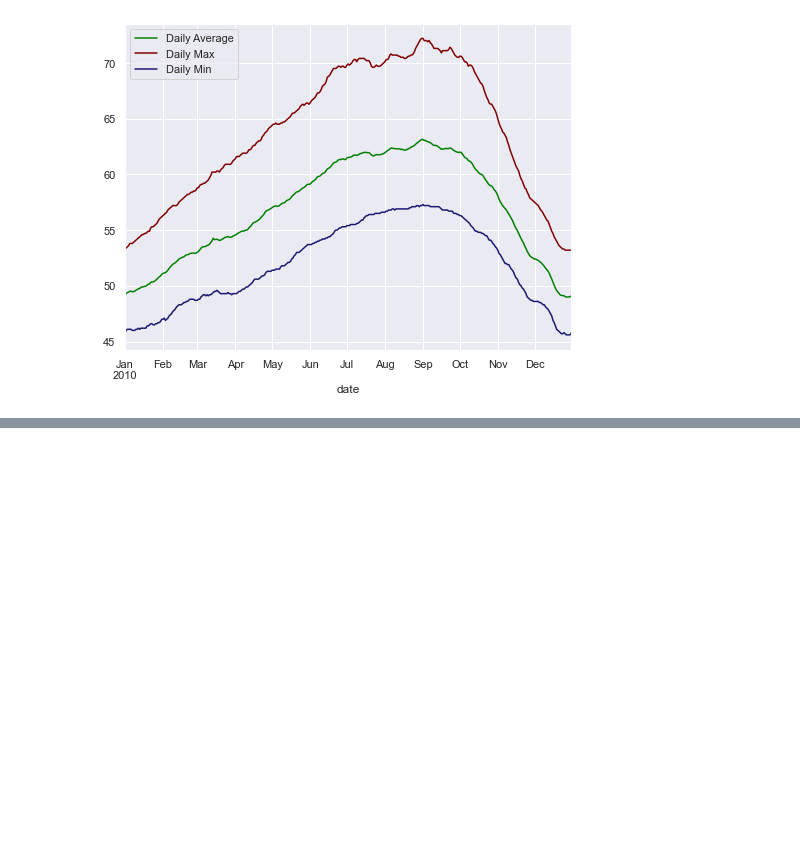
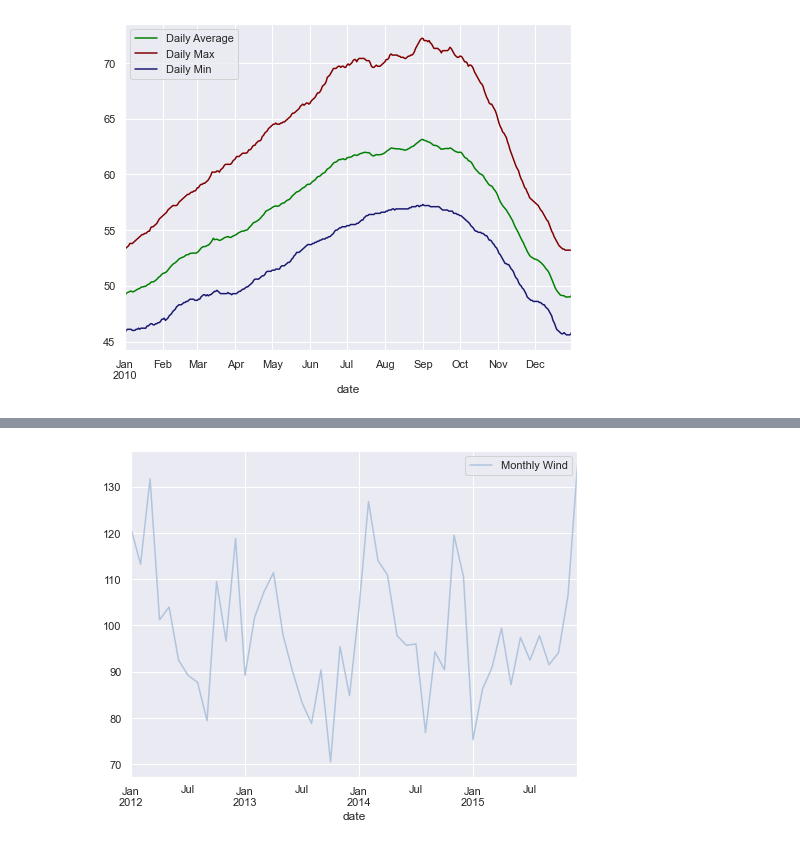
Before and after one commit to masonsherbondy/time-series-exercises, a Jupyter notebook: working_with_time_series_data.ipynb, the cells around one changed output, grey strips where cells are left out. Saved outputs shown, nothing was run; the diff lists cells and outputs as text; code cells hidden in the pictures; blank space fills up the shorter version.

```diff
--- a/working_with_time_series_data.ipynb
+++ b/working_with_time_series_data.ipynb
@@ -357,0 +477,6 @@ plt.legend();
+# %%
+#plot wind over time
+monthly_data.wind.plot(c = 'lightsteelblue', label = 'Monthly Wind')
+plt.legend();
+# %% [output]
+[figure, added]
```
Also changed, not shown: parts of 41 cells of this notebook.
